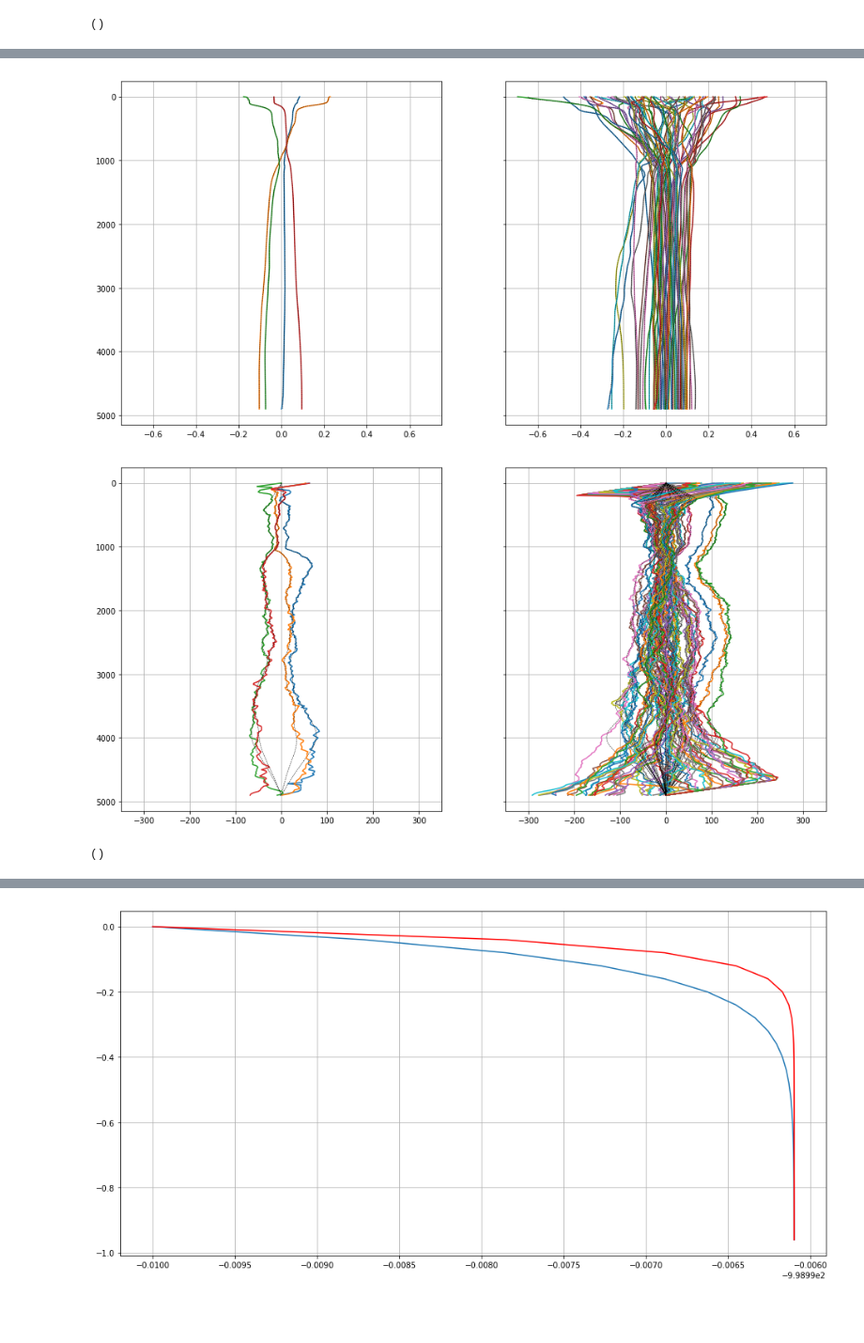
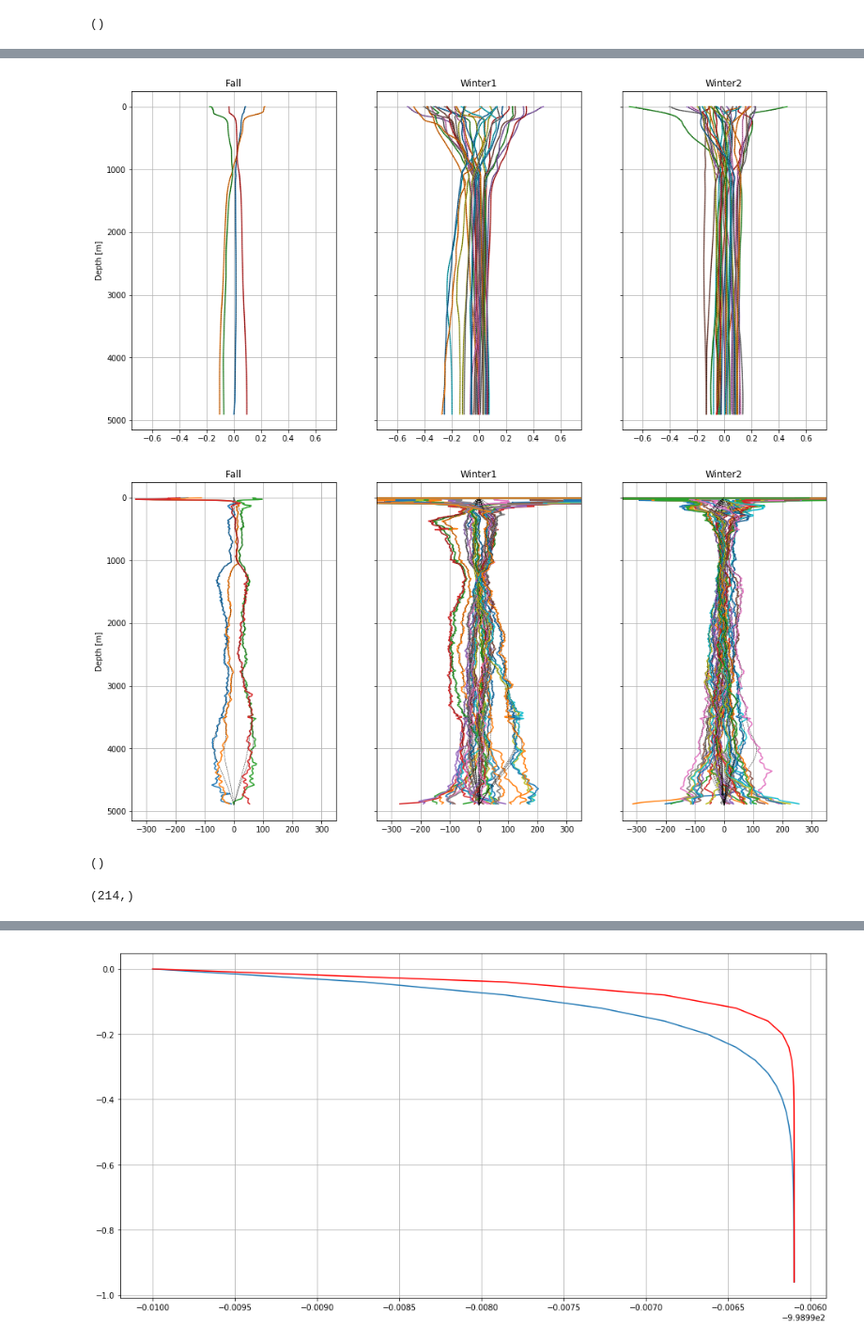
Before and after one commit to jakesteinberg/geostrophic_turbulence, a Jupyter notebook: 36N_dg_2018_mode_projections .ipynb, the cells around one changed output, grey strips where cells are left out. Shown at 94% size. Saved outputs shown, nothing was run; the diff lists cells and outputs as text; code cells hidden in the pictures; blank space fills up the shorter version.

```diff
--- a/36N_dg_2018_mode_projections .ipynb
+++ b/36N_dg_2018_mode_projections .ipynb
@@ -546,11 +536,11 @@ plot_pro(ax)
 good_v = np.zeros(np.shape(dg_v_0)[1], dtype=bool)
 for i in range(np.shape(dg_v_0)[1]):
     dv_dz = np.gradient(dg_v_0[10:-20, i], -1 * grid[10:-20])
-    if (np.nanmax(np.abs(dv_dz)) < 0.003) & (np.abs(dg_v_0[200, i]) < 0.2) & (np.abs(dg_v_0[20, i]) < 0.5):
+    if (np.nanmax(np.abs(dv_dz)) < 0.004) & (np.abs(dg_v_0[200, i]) < 0.2) & (np.abs(dg_v_0[20, i]) < 0.5):
         good_v[i] = True
 
 avg_sig = avg_sig0_per_dep[:, good_v]
-eta_alt = eta_alt_3[:, good_v]
+eta_alt = eta_alt_2[:, good_v]
 dace_mw = dace_mw_0[good_v]
 dacn_mw = dacn_mw_0[good_v]
 dg_v_lon = dg_v_lon_0[good_v]
@@ -643,5 +634,6 @@ prof_lat2 = dg_v_lat.copy()
 
 # these are the indices that satisfy the different seasons
 d2_fall = np.where(Time2 < bd1)[0]
-d2_winter = np.where((Time2 > bd1) & (Time2 < bd2))[0]
-bckgrds2 = [d2_fall, d2_winter]
+d2_winter1 = np.where((Time2 > bd1) & (Time2 < bd2))[0]
+d2_winter2 = np.where((Time2 > bd2) & (Time2 < bd3))[0]
+bckgrds2 = [d2_fall, d2_winter1, d2_winter2]
@@ -651,0 +640,4 @@ eta_fit_depth_max
+# %%
+i = 10
+len(np.intersect1d(d2_fall, i))
+len(np.intersect1d(d2_winter1, i))
@@ -672,10 +666,14 @@ for i in range(num_profs):
         G = G_0
         Gz = Gz_0
         c = c_0
-    else:
+    elif len(np.intersect1d(d2_winter1, i)):
         G = G_1
         Gz = Gz_1
         c = c_1
+    else:
+        G = G_2
+        Gz = Gz_2
+        c = c_2
 
     # fit to velocity profiles
     this_V = V2[:, i].copy()
@@ -1113,30 +1111,40 @@ k_h_min = 1e3 * (f_ref / c[1:]) * np.sqrt(np.squeeze(KE_i[1:, KE_i_min]) / np.sq
 
 # fall
 d_fall = np.where((Time_ordered <= bd1) & ((Info3 < 55) | (Info3 > 65)))[0]
-# Winter
+# Winter1
 d_win1 = np.where((Time_ordered > bd1) & (Time_ordered < bd2))[0]
+# Winter2
+d_win2 = np.where((Time_ordered > bd2) & (Time_ordered < bd3))[0]
 # combine
-bckgrds = [d_fall, d_win1]  # KEY!! 4, sets of profiles
+bckgrds = [d_fall, d_win1, d_win2]  # KEY!! 4, sets of profiles
+bckgrds_key = 'Fall', 'Winter1', 'Winter2'
 k_h_fall = 1e3 * (f_ref / c[1:]) * np.sqrt(np.nanmean(HKE_per_mass_0[1:, bckgrds[0]], axis=1) /
                                            np.nanmean(PE_per_mass_0[1:, bckgrds[0]], axis=1))
 k_h_win1 = 1e3 * (f_ref / c[1:]) * np.sqrt(np.nanmean(HKE_per_mass_0[1:, bckgrds[1]], axis=1) /
                                            np.nanmean(PE_per_mass_0[1:, bckgrds[1]], axis=1))
+k_h_win2 = 1e3 * (f_ref / c[1:]) * np.sqrt(np.nanmean(HKE_per_mass_0[1:, bckgrds[2]], axis=1) /
+                                           np.nanmean(PE_per_mass_0[1:, bckgrds[2]], axis=1))
 
 # --- RATIO of KE_i / KE_total
 KE_fraction_f = 100 * HKE_per_mass_0[:, bckgrds[0]] / np.tile(np.nansum(HKE_per_mass_0[:, bckgrds[0]],
                                                                          axis=0), (nmodes, 1))
 KE_fraction_w1 = 100 * HKE_per_mass_0[:, bckgrds[1]] / np.tile(np.nansum(HKE_per_mass_0[:, bckgrds[1]],
                                                                          axis=0), (nmodes, 1))
+KE_fraction_w2 = 100 * HKE_per_mass_0[:, bckgrds[2]] / np.tile(np.nansum(HKE_per_mass_0[:, bckgrds[2]],
+                                                                         axis=0), (nmodes, 1))
 PE_fraction_f = 100 * PE_per_mass_0[:, bckgrds[0]] / np.tile(np.nansum(PE_per_mass_0[:, bckgrds[0]],
                                                                         axis=0), (nmodes, 1))
 PE_fraction_w1 = 100 * PE_per_mass_0[:, bckgrds[1]] / np.tile(np.nansum(PE_per_mass_0[:, bckgrds[1]],
                                                                         axis=0), (nmodes, 1))
+PE_fraction_w2 = 100 * PE_per_mass_0[:, bckgrds[2]] / np.tile(np.nansum(PE_per_mass_0[:, bckgrds[2]],
+                                                                        axis=0), (nmodes, 1))
 
-cols = ['#DAA520', '#2F4F4F', '#800080', '#2F4F4F', '#FF4500', ]
+cols = ['#DAA520', '#2F4F4F', 'b', '#800080', '#2F4F4F', '#FF4500', ]
 f, (ax1, ax2) = plt.subplots(2, 1, sharex=True)
 ax1.set_facecolor('#F5F5F5')
 ax1.errorbar(np.arange(0, nmodes), np.nanmean(KE_fraction_f, axis=1), yerr=np.nanstd(KE_fraction_f, axis=1), label='Fall', color=cols[0])
-ax1.errorbar(np.arange(0, nmodes) + .1, np.nanmean(KE_fraction_w1, axis=1), yerr=np.nanstd(KE_fraction_w1, axis=1), label='Winter', color=cols[1])
+ax1.errorbar(np.arange(0, nmodes) + .1, np.nanmean(KE_fraction_w1, axis=1), yerr=np.nanstd(KE_fraction_w1, axis=1), label='Winter1', color=cols[1])
+ax1.errorbar(np.arange(0, nmodes) + .2, np.nanmean(KE_fraction_w2, axis=1), yerr=np.nanstd(KE_fraction_w2, axis=1), label='Winter2', color=cols[2])
 handles, labels = ax1.get_legend_handles_labels()
 ax1.legend(handles, labels, fontsize=10)
 ax1.set_ylim([0, 90])
@@ -1147,35 +1155,48 @@ ax1.grid()
 ax2.set_facecolor('#F5F5F5')
 ax2.errorbar(np.arange(1, nmodes), np.nanmean(PE_fraction_f[1:, :], axis=1), yerr=np.nanstd(PE_fraction_f[1:, :], axis=1), color=cols[0])
 ax2.errorbar(np.arange(1, nmodes) + .1, np.nanmean(PE_fraction_w1[1:, :], axis=1), yerr=np.nanstd(PE_fraction_w1[1:, :], axis=1), color=cols[1])
+ax2.errorbar(np.arange(1, nmodes) + .2, np.nanmean(PE_fraction_w2[1:, :], axis=1), yerr=np.nanstd(PE_fraction_w2[1:, :], axis=1), color=cols[2])
 ax2.set_ylim([0, 90])
 ax2.set_title('Fraction of PE by Mode')
 ax2.set_ylabel('Percent')
 ax2.set_xlabel('Mode Number')
 plot_pro(ax2)
+# f.savefig("/Users/jake/Documents/baroclinic_modes/Meetings/meeting_3_27_19/dg_36n_energy_fracs.jpg", dpi=300)
+
+
 
 # velocity profiles by season
-f, ax = plt.subplots(1, 2, sharey=True)
-for i in range(2):
+f, ax = plt.subplots(1, len(bckgrds), sharey=True)
+for i in range(len(bckgrds)):
     vin = V_ordered[:, bckgrds[i]]
     vin_m = Vm_ordered[:, bckgrds[i]]
     for j in range(np.shape(V_ordered[:, bckgrds[i]])[1]):
         ax[i].plot(vin[:, j], grid)
         ax[i].plot(vin_m[:, j], grid, linestyle='--', color='k', linewidth=0.5)
     ax[i].set_xlim([-0.75, 0.75])
+    ax[i].set_title(bckgrds_key[i])
+ax[0].set_ylabel('Depth [m]')
 ax[0].grid()
+ax[1].grid()
 ax[0].invert_yaxis()
-plot_pro(ax[1])
+plot_pro(ax[2])
+# f.savefig("/Users/jake/Documents/baroclinic_modes/Meetings/meeting_3_27_19/dg_36n_v_seasonal.jpg", dpi=300)
+
 
 # displacement profiles by season
-f, ax = plt.subplots(1, 2, sharey=True)
-for i in range(2):
+f, ax = plt.subplots(1, len(bckgrds), sharey=True)
+for i in range(len(bckgrds)):
     vin = Eta_ordered[:, bckgrds[i]]
     vin_m = Etam_ordered[:, bckgrds[i]]
     for j in range(np.shape(V_ordered[:, bckgrds[i]])[1]):
         ax[i].plot(vin[:, j], grid)
         ax[i].plot(vin_m[:, j], grid, linestyle='--', color='k', linewidth=0.5)
     ax[i].set_xlim([-350, 350])
+    ax[i].set_title(bckgrds_key[i])
+ax[0].set_ylabel('Depth [m]')
 ax[0].grid()
+ax[1].grid()
 ax[0].invert_yaxis()
-plot_pro(ax[1])
+plot_pro(ax[2])
+# f.savefig("/Users/jake/Documents/baroclinic_modes/Meetings/meeting_3_27_19/dg_36n_eta_seasonal.jpg", dpi=300)
 # %% [output]
@@ -1183,3 +1204,7 @@ plot_pro(ax[1])
-[figure, old version]
+[figure, new version]
-[figure, old version]
+[figure, new version]
 ()
+# %%
+profile_tags_all.shape
+# %% [output]
+(214,)
```
Also changed, not shown: parts of 20 cells of this notebook, 2 other files.
